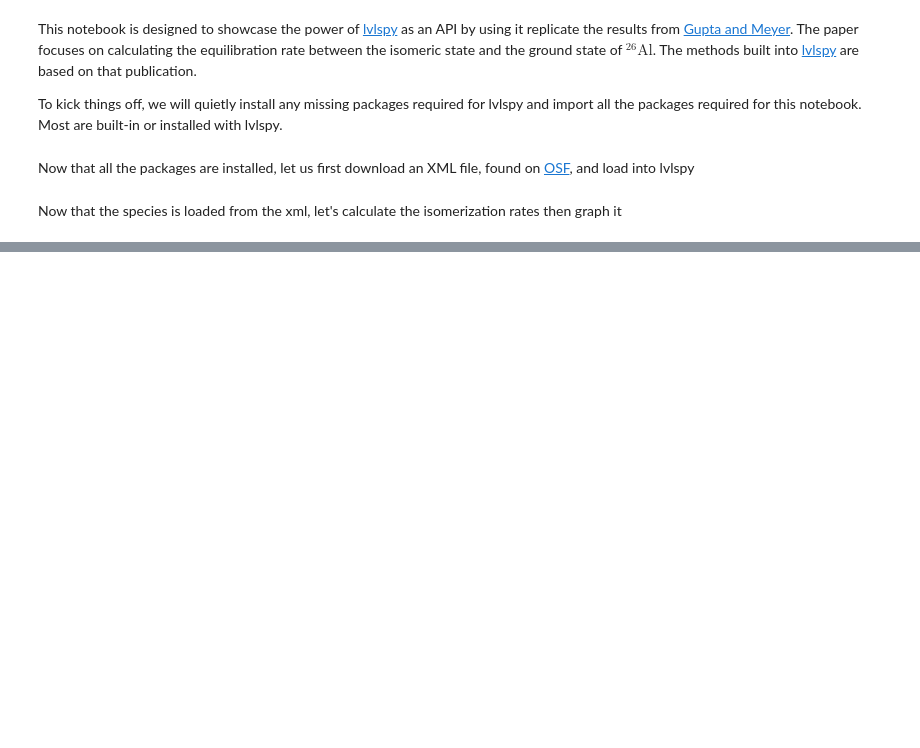
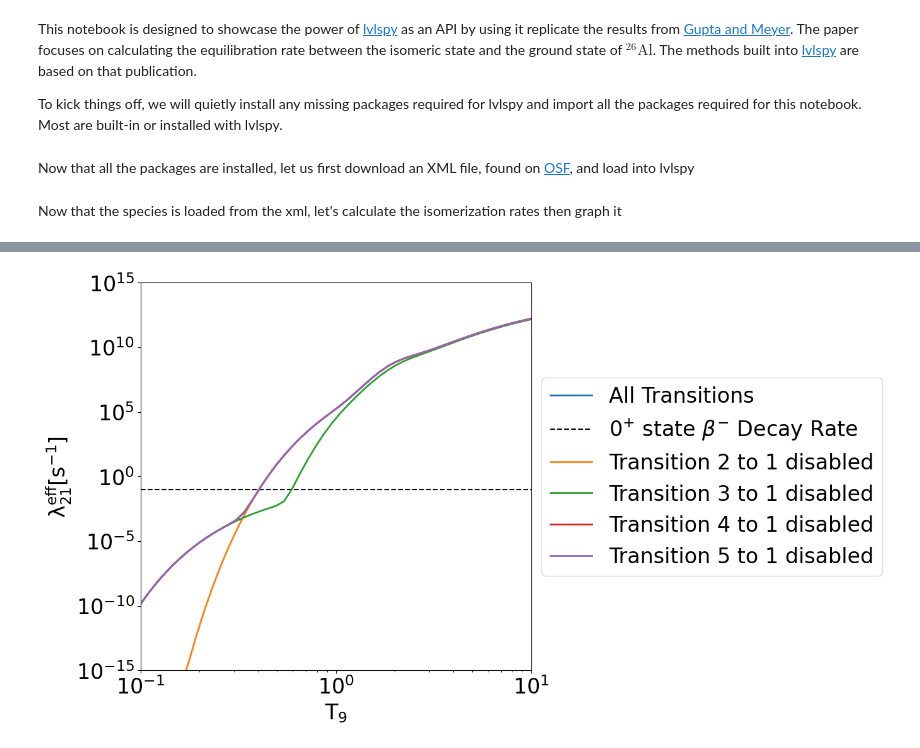
Before and after one commit to jaadt7/lvlspy_app, a Jupyter notebook: final_notebook.ipynb, the cells around one changed output, grey strips where cells are left out. Saved outputs shown, nothing was run; the diff lists cells and outputs as text; code cells hidden in the pictures; blank space fills up the shorter version.

```diff
--- a/final_notebook.ipynb
+++ b/final_notebook.ipynb
@@ -68,0 +71,38 @@ As we can see, the figure is a carbon copy of figure 1 from the [paper](https://
+# %%
+#re-using the previous graph with the original calculation
+
+plt.figure(figsize = (8,8))
+plt.rcParams['font.size'] = fontsize
+plt.xscale('log')
+plt.yscale('log')
+
+plt.ylim([1.e-15,1.e+15])
+plt.xlim([np.min(T)/1e+9,np.max(T)/1e+9])
+
+plt.plot(T/1e+9,l_21,linewidth = 2,label = 'All Transitions')
+
+plt.ylabel(r'$\mathrm{\lambda_{21}^{eff} [s^{-1}]}$')
+plt.xlabel(r'$\mathrm{T_{9}}$')
+
+plt.yticks([1e-15,1e-10,1e-5,1e0,1e+5,1e+10,1e+15])
+
+plt.axhline(y = 1.e-1,ls = '--',color = 'black',label = r'$0^{+}$ state $\beta^{-}$ Decay Rate')
+
+#removing transitions, graphing the result, then returning it before removing the next
+levels = al26.get_levels()
+for i in range(2,6):
+    t_remove = al26.get_level_to_level_transition(levels[i],levels[1])
+    #removing the transition
+    al26.remove_transition(t_remove)
+    lambda_21_eff = np.empty(len(T))
+    lambda_12_eff = np.empty(len(T))
+    for j,t in enumerate(T):
+        lambda_12_eff[j],lambda_21_eff[j] = isomer.effective_rate(t,al26)
+    #adding it back after the calculations
+    al26.add_transition(t_remove)
+    plt.plot(T/1e+9,lambda_21_eff,linewidth = 2,label = 'Transition '+str(i)+ ' to 1 disabled')
+
+plt.legend(loc = 'center left',bbox_to_anchor=(1,0.5))
+plt.show()
+# %% [output]
+[figure, added]
```
Also changed, not shown: parts of 5 cells of this notebook.
